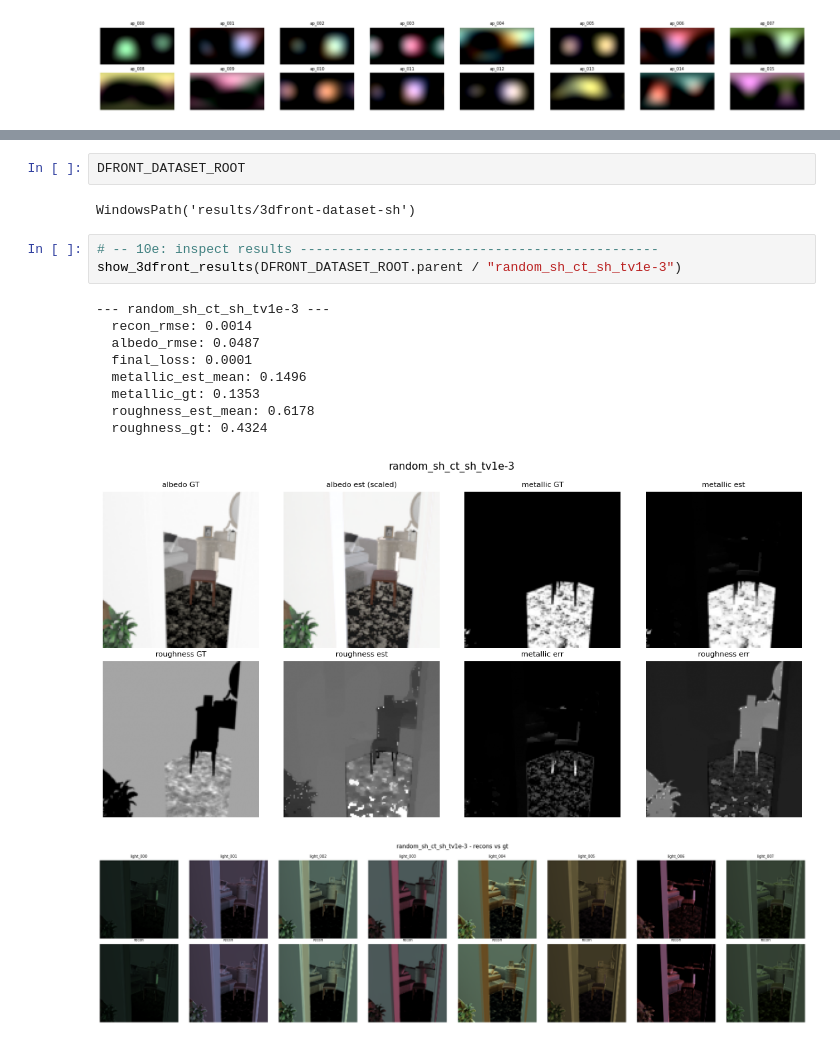
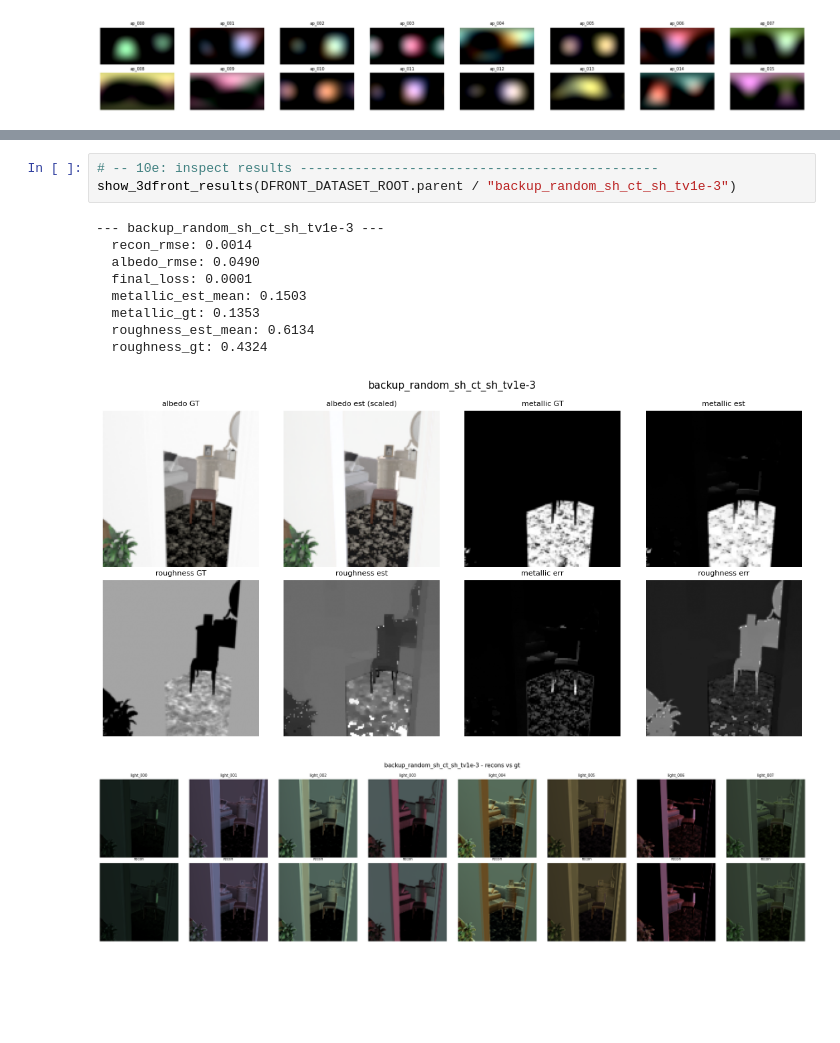
Before and after one commit to flaarmann1000/image-intrinsics, a Jupyter notebook: 3dfront_ct.ipynb, the cells around one changed output, grey strips where cells are left out. Cells and saved outputs as stored; diff of their text form; blank space fills up the shorter version.

```diff
--- a/3dfront_ct.ipynb
+++ b/3dfront_ct.ipynb
@@ -390,18 +356,14 @@ wandb: WARNING Tried to log to step -1 that is less than the current step 0. Ste
-# %%
-DFRONT_DATASET_ROOT
-# %% [output]
-WindowsPath('results/3dfront-dataset-sh')
 # %%
 # -- 10e: inspect results ----------------------------------------------
-show_3dfront_results(DFRONT_DATASET_ROOT.parent / "random_sh_ct_sh_tv1e-3")
+show_3dfront_results(DFRONT_DATASET_ROOT.parent / "backup_random_sh_ct_sh_tv1e-3")
 # %% [output]
---- random_sh_ct_sh_tv1e-3 ---
+--- backup_random_sh_ct_sh_tv1e-3 ---
   recon_rmse: 0.0014
-  albedo_rmse: 0.0487
+  albedo_rmse: 0.0490
   final_loss: 0.0001
-  metallic_est_mean: 0.1496
+  metallic_est_mean: 0.1503
   metallic_gt: 0.1353
-  roughness_est_mean: 0.6178
+  roughness_est_mean: 0.6134
   roughness_gt: 0.4324
-[figure, old version]
+[figure, new version]
-[figure, old version]
+[figure, new version]
```
Also changed, not shown: parts of 9 cells of this notebook, 2 other files.
